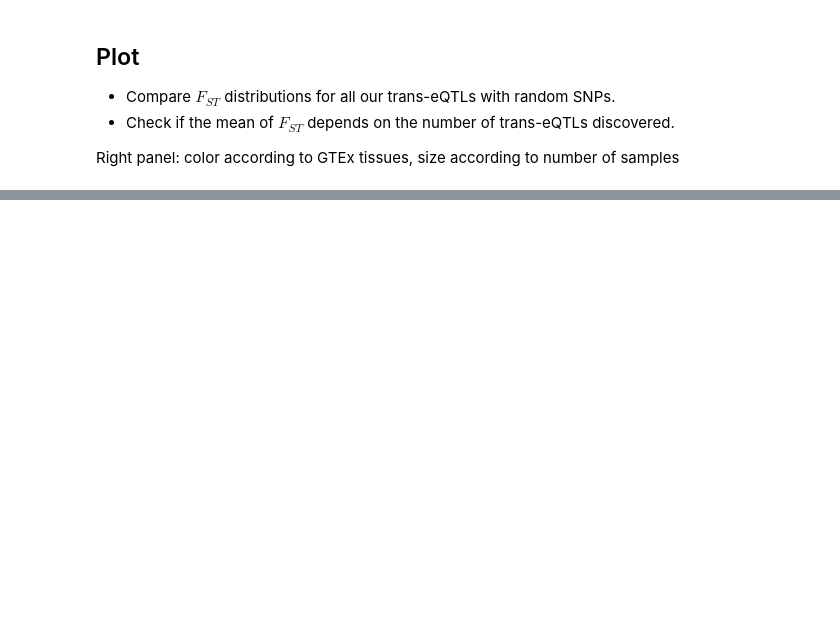
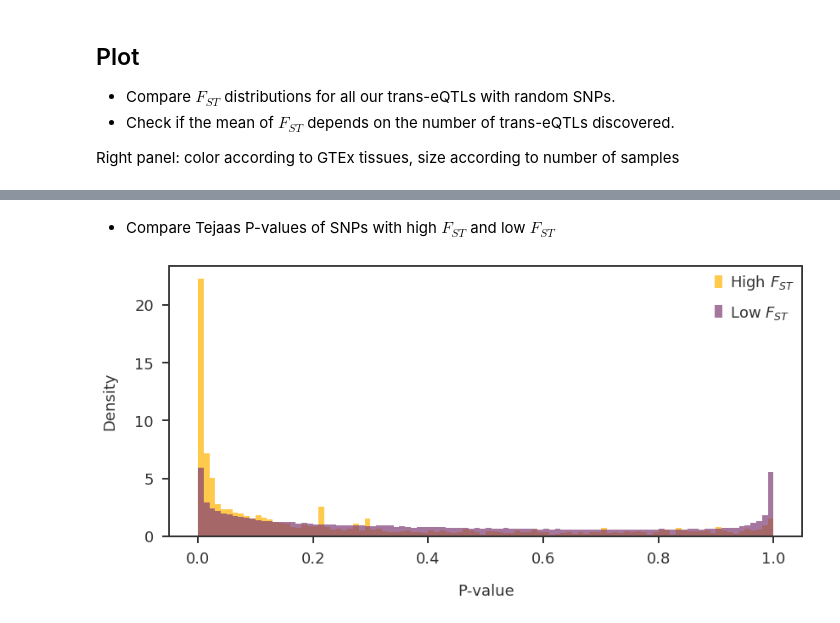
Before and after one commit to banskt/trans-eqtl-ideas, a Jupyter notebook: _notebooks/2020-06-08-estimating-fixation-index-in-trans-eqtls.ipynb, the cells around one changed output, grey strips where cells are left out. Saved outputs shown, nothing was run; the diff lists cells and outputs as text; code cells hidden in the pictures; blank space fills up the shorter version.

Commit message:
Plot for comparing p-value distribution with Fst

```diff
--- a/_notebooks/2020-06-08-estimating-fixation-index-in-trans-eqtls.ipynb
+++ b/_notebooks/2020-06-08-estimating-fixation-index-in-trans-eqtls.ipynb
@@ -14,7 +14,9 @@ Path to all data files
 #collapse-hide
 teqtl_fst_file = '/scratch/sbanerj/trans-eqtl/fst_from_1kg/trans_eqtls/trans_eqtls_EUR_AFR_fst.txt'
 random_fst_file = '/scratch/sbanerj/trans-eqtl/fst_from_1kg/trans_eqtls/random_snps_EUR_AFR_fst.txt'
+chr1_fst_file = '/scratch/sbanerj/trans-eqtl/fst_from_1kg/fst/EUR-AFR_chr1.weir.fst'
 teqtl_results = '/usr/users/sbanerj/trans-eQTL/gtex_v8_tejaas_trans_eQTLs_20200309/protein_coding_lncRNA_fixed_gamma_alt-haa-spl-pan-wb_combined_cut5e-8'
+chr1_rr_file = '/scratch/sbanerj/trans-eqtl/dev-pipeline/gtex_v8_202003/as/tejaas/raw_std/permnull_sb0.1_knn30/chr1/rr.txt'
 tissue_file = 'gtex/tissue_table.txt'
 json_file = 'gtex/gtex_v8_metadata.json'
 nsample_file = "gtex/tissue_nsamples.txt"
@@ -119,3 +124,20 @@ for tshort in tshorts:
+# %%
+#collapse-hide
+chr1_fstmap = get_fstmap(chr1_fst_file)
+
+pvalue_lowfst = list()
+pvalue_highfst = list()
+
+gwvarids, gwchrms, gwpvals, gwbppos = read_transeqtls(chr1_rr_file)
+for i, varid in enumerate(gwvarids):
+    chrm = gwchrms[i]
+    bppos = gwbppos[i]
+    if bppos in chr1_fstmap[f'chr{chrm}']:
+        this_fst = chr1_fstmap[f'chr{chrm}'][bppos]
+        if this_fst <= 0.5:
+            pvalue_lowfst.append(gwpvals[i])
+        else:
+            pvalue_highfst.append(gwpvals[i])
 # %% [markdown]
 ## Plot
 
@@ -154,0 +177,17 @@ plt.show()
+# %% [markdown]
+ * Compare Tejaas P-values of SNPs with high $F_{ST}$ and low $F_{ST}$
+# %%
+#collapse-hide
+fig = plt.figure(figsize = (12, 6))
+ax1 = fig.add_subplot(111)
+
+ax1.hist(pvalue_highfst, bins = 100, lw = 0, density = True, alpha = 0.7, label = "High $F_{ST}$")
+ax1.hist(pvalue_lowfst, bins = 100, lw = 0, density = True, alpha = 0.7, label = "Low $F_{ST}$")
+ax1.set_xlabel("P-value")
+ax1.set_ylabel("Density")
+ax1.legend()
+
+plt.tight_layout()
+plt.show()
+# %% [output]
+[figure, added]
```
Also changed, not shown: parts of 7 cells of this notebook.
